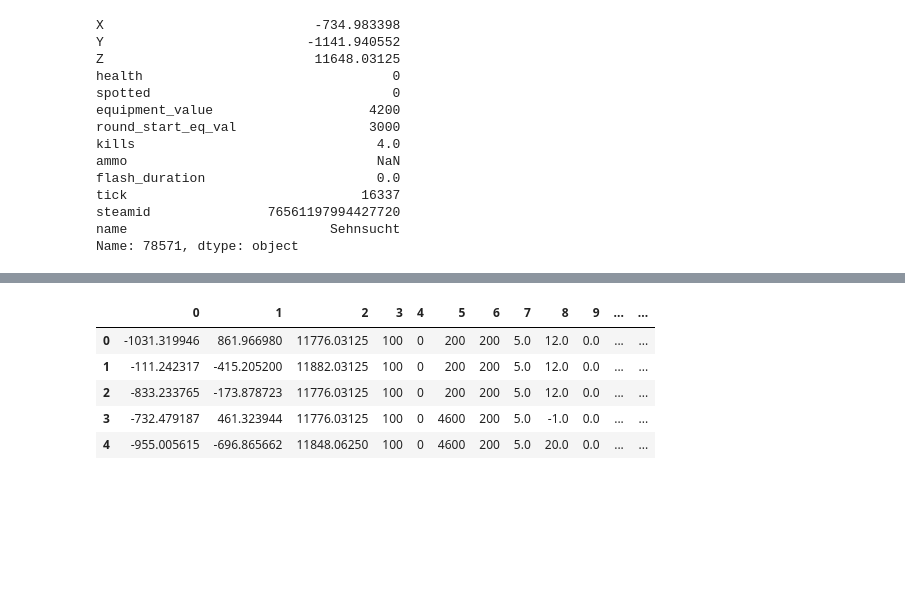
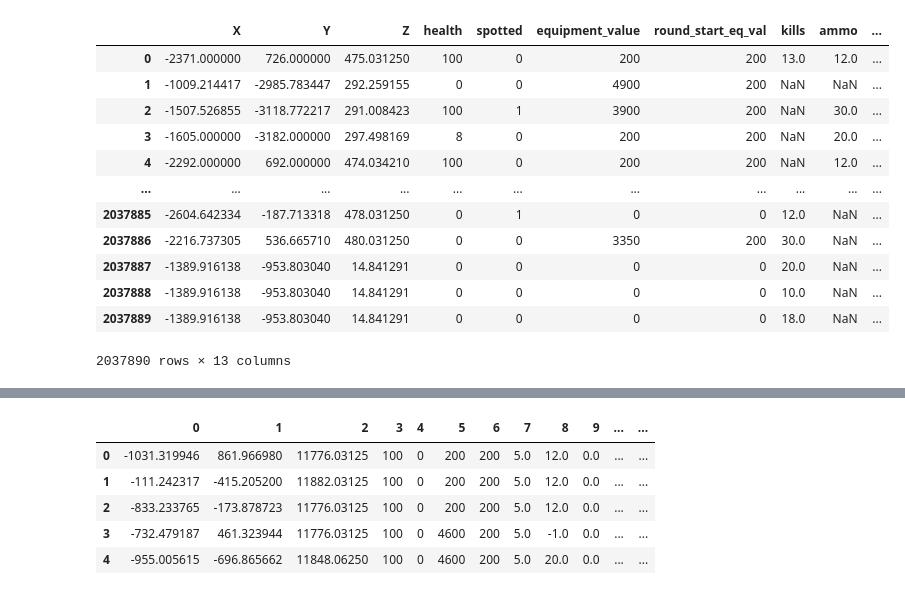
Before and after one commit to jadasek/Smokes_labeling, a Jupyter notebook: main.ipynb, the cells around one changed output, grey strips where cells are left out. Saved outputs shown, nothing was run; the diff lists cells and outputs as text; code cells hidden in the pictures; blank space fills up the shorter version.

```diff
--- a/main.ipynb
+++ b/main.ipynb
@@ -34,22 +53,21 @@ country_map
 # %%
 events.to_excel('smokes222.xlsx')
 # %%
-df.iloc[78571]
+df
 # %% [output]
+|  | X | Y | Z | health | spotted | equipment_value | round_start_eq_val | kills | ammo | ... |
+| 0 | -2371.000000 | 726.000000 | 475.031250 | 100 | 0 | 200 | 200 | 13.0 | 12.0 | ... |
+| 1 | -1009.214417 | -2985.783447 | 292.259155 | 0 | 0 | 4900 | 200 | NaN | NaN | ... |
+| 2 | -1507.526855 | -3118.772217 | 291.008423 | 100 | 1 | 3900 | 200 | NaN | 30.0 | ... |
+| 3 | -1605.000000 | -3182.000000 | 297.498169 | 8 | 0 | 200 | 200 | NaN | 20.0 | ... |
+| 4 | -2292.000000 | 692.000000 | 474.034210 | 100 | 0 | 200 | 200 | NaN | 12.0 | ... |
+| ... | ... | ... | ... | ... | ... | ... | ... | ... | ... | ... |
+| 2037885 | -2604.642334 | -187.713318 | 478.031250 | 0 | 1 | 0 | 0 | 12.0 | NaN | ... |
+| 2037886 | -2216.737305 | 536.665710 | 480.031250 | 0 | 0 | 3350 | 200 | 30.0 | NaN | ... |
+| 2037887 | -1389.916138 | -953.803040 | 14.841291 | 0 | 0 | 0 | 0 | 20.0 | NaN | ... |
+| 2037888 | -1389.916138 | -953.803040 | 14.841291 | 0 | 0 | 0 | 0 | 10.0 | NaN | ... |
+| 2037889 | -1389.916138 | -953.803040 | 14.841291 | 0 | 0 | 0 | 0 | 18.0 | NaN | ... |
-X                           -734.983398
-Y                          -1141.940552
-Z                           11648.03125
-health                                0
-spotted                               0
-equipment_value                    4200
-round_start_eq_val                 3000
-kills                               4.0
-ammo                                NaN
-flash_duration                      0.0
-tick                              16337
-steamid               76561197994427720
-name                          Sehnsucht
-Name: 78571, dtype: object
+2037890 rows × 13 columns
 # %%
 import numpy as np
 from sklearn.preprocessing import LabelEncoder
```
Also changed, not shown: parts of 4 cells of this notebook.
